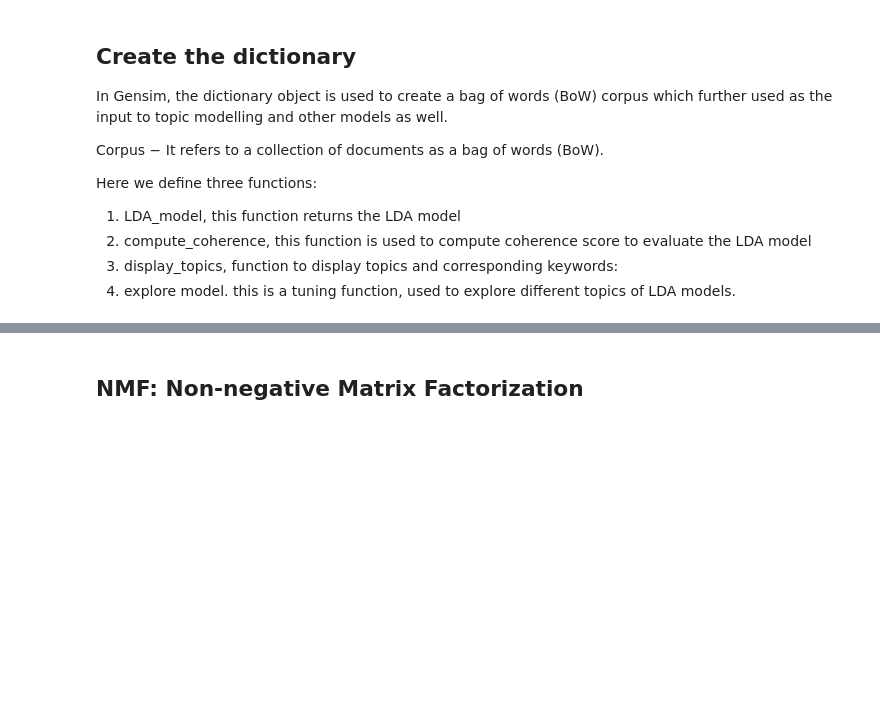
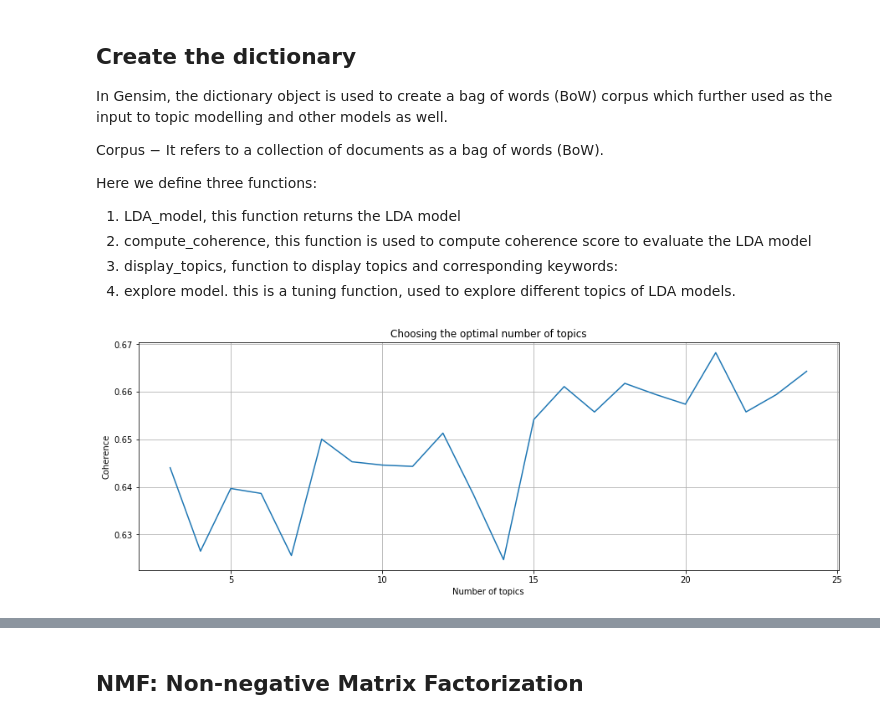
Before and after one commit to epfl-ada/ada-2021-project-skrw, a Jupyter notebook: Milestone_2.ipynb, the cells around one changed output, grey strips where cells are left out. Saved outputs shown, nothing was run; the diff lists cells and outputs as text; code cells hidden in the pictures; blank space fills up the shorter version.

```diff
--- a/Milestone_2.ipynb
+++ b/Milestone_2.ipynb
@@ -78,0 +151,2 @@ print(data['tokens_sentences'].head(1).tolist()[0][:3]) # check the first day of
+# %%
+data['tokens'] = data['quotation'].progress_map(lambda d: tokenizer(d))
@@ -84,8 +167,7 @@ Generally, lemmatization is followed by Part of Speech Tagging (POS-Tag), which
 
 NLTK provides WordNetLemmatizer class which is a thin wrapper around the wordnet corpus.
 # %%
-data['POS_tokens'] = data['tokens_sentences'].progress_map(lambda tokens_sentences: [pos_tag(tokens) for tokens in tokens_sentences])
-print(data['POS_tokens'].head(1).tolist()[0][:3])
+data['POS_tokens'] = data['tokens'].progress_map(lambda tokens: pos_tag(tokens))
 # %%
 def get_wordnet_pos(treebank_tag):
 
@@ -154,4 +204,0 @@ def clean_text(text):
-# %%
-data['tokens'] = data['tokens_sentences_lemmatized'].map(lambda sentences: list(chain.from_iterable(sentences)))
-data['tokens'] = data['tokens'].map(lambda tokens: [token.lower() for token in tokens if token.isalpha()
-                                                    and token.lower() not in my_stopwords and len(token)>1])
@@ -161,7 +217,7 @@ We need to automatically detect common phrases like multi-word expressions, word
 # %%
-tokens = data['tokens'].tolist()
+tokens = data['tokens_after_lemmatized'].tolist()
 bigram_model = Phrases(tokens)
-trigram_model = Phrases(bigram_model[tokens], min_count=2)
+trigram_model = Phrases(bigram_model[tokens], min_count=1)
 tokens = list(trigram_model[bigram_model[tokens]])
 # %% [markdown]
 ## Create the dictionary
@@ -175,13 +231,13 @@ Here we define three functions:
 3. display_topics, function to display topics and corresponding keywords:
 3. explore model. this is a tuning function, used to explore different topics of LDA models.
 # %%
-dictionary_LDA = corpora.Dictionary(tokens)
-dictionary_LDA.filter_extremes(no_below=2)
-corpus = [dictionary_LDA.doc2bow(tok) for tok in tokens]
+dict_LDA = corpora.Dictionary(tokens)
+dict_LDA.filter_extremes(no_below=1)
+corpus = [dict_LDA.doc2bow(tok) for tok in tokens]
 
 def LDA_model(num_topics,corpus, id2word, passes=1):
     return gensim.models.ldamodel.LdaModel(corpus=corpus,
-                                               id2word=dictionary_LDA,
+                                               id2word=id2word,
                                                num_topics=num_topics,
                                                random_state=100,
                                                eval_every=10,
@@ -189,39 +245,41 @@ def LDA_model(num_topics,corpus, id2word, passes=1):
                                                passes=passes,
                                                per_word_topics=True
                                             )
-def compute_coherence(model,tokens):
+def compute_coherence(model,tokens, id2word):
     coherence = CoherenceModel(model=model,
                            texts=tokens,
-                           dictionary=dictionary_LDA, coherence='c_v')
+                           dictionary=id2word, coherence='c_v')
     return coherence.get_coherence()
 
-def display_topics(model):
-    topics = model.show_topics(num_topics=model.num_topics, formatted=False, num_words=10)
+def display_topics(model, num_words=10):
+    topics = model.show_topics(num_topics=model.num_topics, formatted=False, num_words=num_words)
     topics = map(lambda c: map(lambda cc: cc[0], c[1]), topics)
     df = pd.DataFrame(topics)
     df.index = ['topic_{0}'.format(i) for i in range(model.num_topics)]
-    df.columns = ['keyword_{0}'.format(i) for i in range(1, 10+1)]
+    df.columns = ['keyword_{0}'.format(i) for i in range(1, num_words+1)]
     return df
 
-def explore_models(corpus,id2word,tokens, rg=range(5, 25)):
+def explore_models(corpus, id2word, tokens, rg=range(5, 25)):
     models = []
     coherences = []
 
     for num_topics in rg:
         lda_model = LDA_model(num_topics,corpus, id2word, passes=5)
         models.append(lda_model)
-        coherence = compute_coherence(lda_model,tokens)
+        coherence = compute_coherence(lda_model, tokens, id2word)
         coherences.append(coherence)
 
 
     fig = plt.figure(figsize=(15, 5))
     plt.title('Choosing the optimal number of topics')
     plt.xlabel('Number of topics')
     plt.ylabel('Coherence')
     plt.grid(True)
     plt.plot(rg, coherences)
 
     return coherences, models
 
 
-coherences, models = explore_models(corpus,id2word,tokens, rg=range(5, 5, 25))
+coherences, models = explore_models(corpus, dict_LDA, tokens, rg=range(3, 25))
+# %% [output]
+[figure, added]
```
Also changed, not shown: parts of 33 cells of this notebook, 4 other files.
